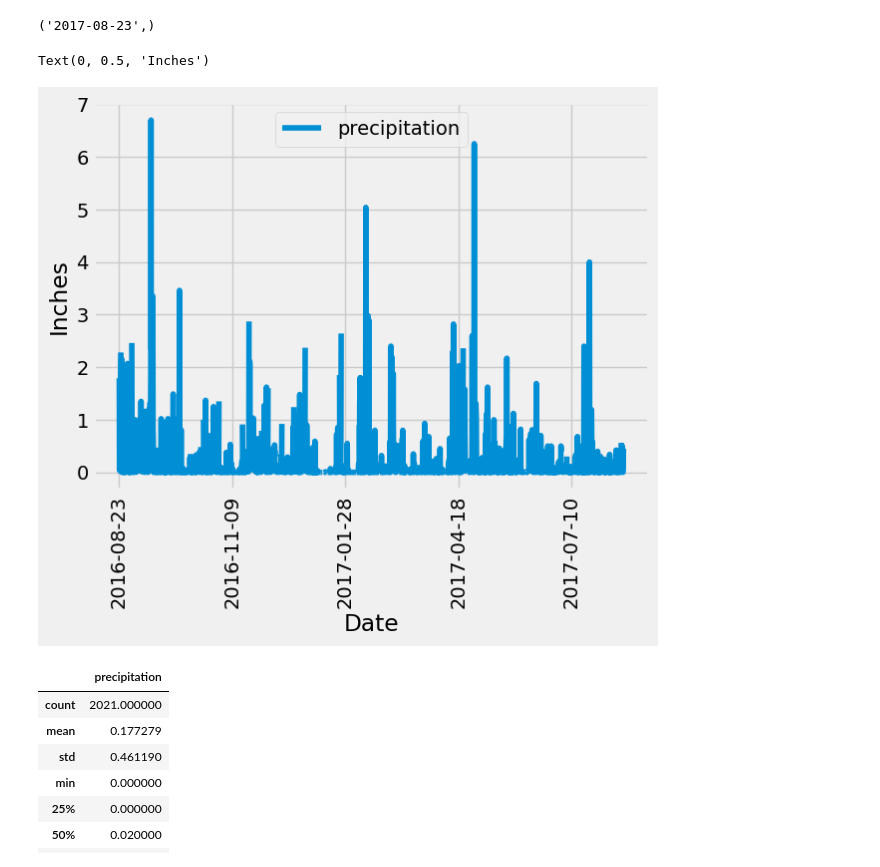
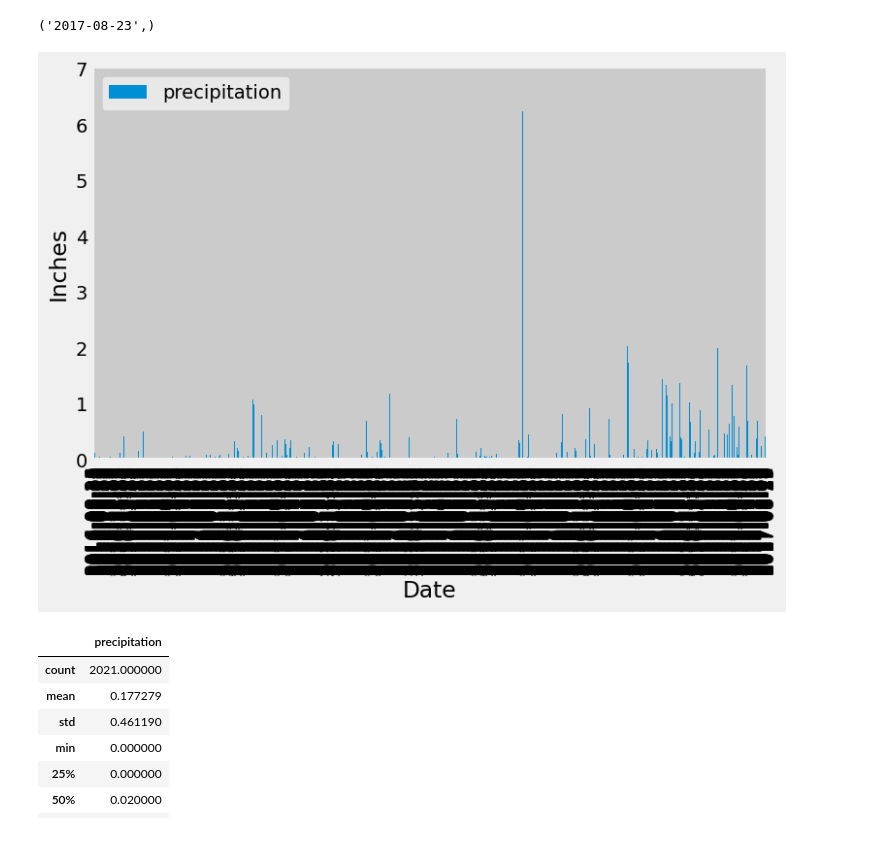
Before and after one commit to MissDysart/sqlalchemy-challenge, a Jupyter notebook: SurfsUp/hi_climate.ipynb, the cells around one changed output. Saved outputs shown, nothing was run; the diff lists cells and outputs as text; code cells hidden in the pictures.

```diff
--- a/SurfsUp/hi_climate.ipynb
+++ b/SurfsUp/hi_climate.ipynb
@@ -49,22 +56,23 @@ session.query(Measurement.date).order_by(Measurement.date.desc()).first()
 # %%
 # Design a query to retrieve the last 12 months of precipitation data and plot the results.
 # Starting from the most recent data point in the database.
 
 # Calculate the date one year from the last date in data set.
 year_ago = dt.date(2017, 8, 23) - dt.timedelta(days=365)
 
 # Perform a query to retrieve the data and precipitation scores
 year_prcp = session.query(Measurement.date, Measurement.prcp).filter(Measurement.date >= year_ago).all()
 
 # Save the query results as a Pandas DataFrame. Explicitly set the column names
 year_prcp_df = pd.DataFrame(year_prcp, columns=['date', 'precipitation'])
 
 # Sort the dataframe by date
 year_prcp_df = year_prcp_df.set_index('date')
 
 # Use Pandas Plotting with Matplotlib to plot the data
+year_prcp_df.plot(kind="bar", figsize=(8,5), xlabel="Date", ylabel="Inches")
+plt.show()
 # %% [output]
-Text(0, 0.5, 'Inches')
-[figure, old version]
+[figure, new version]
 # %%
 # Use Pandas to calculate the summary statistics for the precipitation data
```
Also changed, not shown: parts of 7 cells of this notebook, 1 other file.
